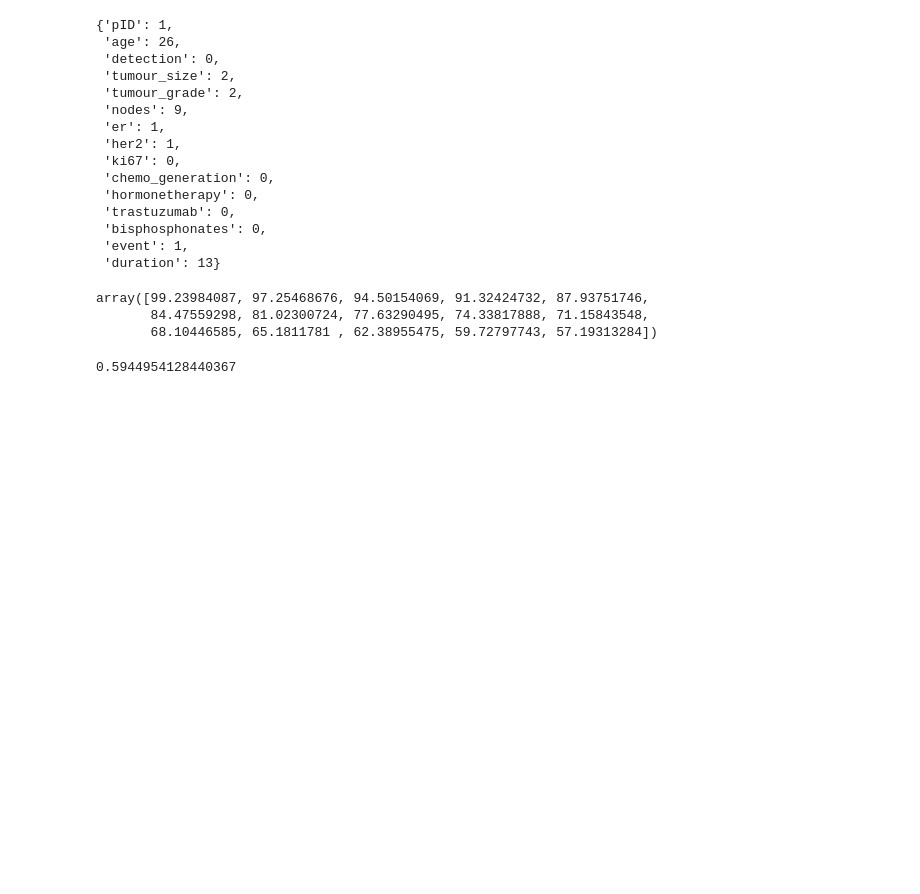
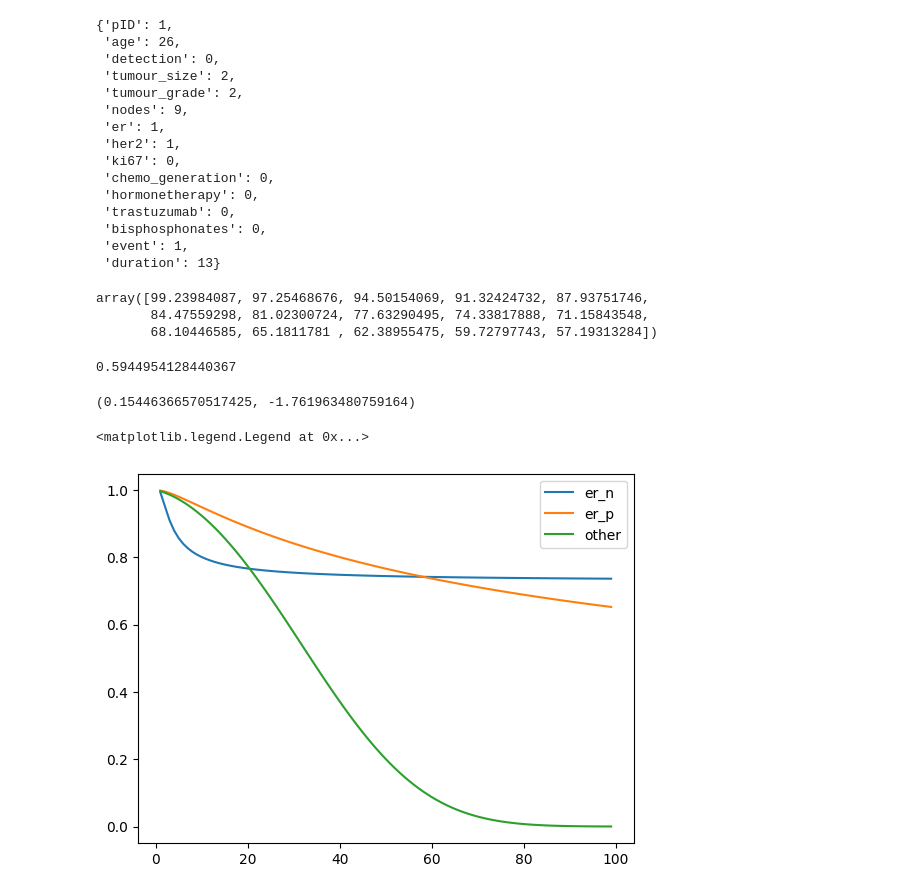
Before and after one commit to TakedaKatsuji/predict, a Jupyter notebook: dev.ipynb, the cells around one changed output. Cells and saved outputs as stored; diff of their text form; code cells hidden in the pictures; blank space fills up the shorter version.

```diff
--- a/dev.ipynb
+++ b/dev.ipynb
@@ -116,3 +116,44 @@ array([99.23984087, 97.25468676, 94.50154069, 91.32424732, 87.93751746,
 concordance_score(input_data)
 # %% [output]
 0.5944954128440367
+# %%
+t = 15
+age = 30
+Ho = np.exp(-6.0529 + (1.079863*np.log(t)) + 0.3255321 * t**(0.5))
+bo = 0.0698252 * ((age/10)**2 - 34.23391957)
+Ho,bo
+# %% [output]
+(0.15446366570517425, -1.761963480759164)
+# %%
+def H_er_p(t):
+    return np.exp(0.74 - 7.52 / np.sqrt(t) - 1.81 * np.log(t) / np.sqrt(t))
+
+def H_er_n(t):
+    return np.exp(-1.15- 0.47 / t**2 - 3.51 / t)
+
+def get_surv_er_n(t):
+    return np.exp(-H_er_n(t))
+
+def get_surv_er_p(t):
+    return np.exp(-H_er_p(t))
+
+def get_bo(age):
+    return 0.0698252 * ((age/10)**2 - 34.23391957)
+
+def get_ho(t):
+    return np.exp(-6.0529 + (1.079863*np.log(t)) + 0.3255321 * t**(0.5))
+
+def get_surv(t,age=50):
+    return np.exp(-get_ho(t)* np.exp(get_bo(age)))
+
+def get_surv_wo_age(t,age=50):
+    return np.exp(-get_ho(t))
+# %%
+t = np.array(range(1,100))
+plt.plot(t,get_surv_er_n(t), label='er_n')
+plt.plot(t,get_surv_er_p(t), label='er_p')
+plt.plot(t,get_surv_wo_age(t),label='other')
+plt.legend()
+# %% [output]
+<matplotlib.legend.Legend at 0x...>
+[figure, added]
```
Also changed, not shown: parts of 7 cells of this notebook, 1 other file.
